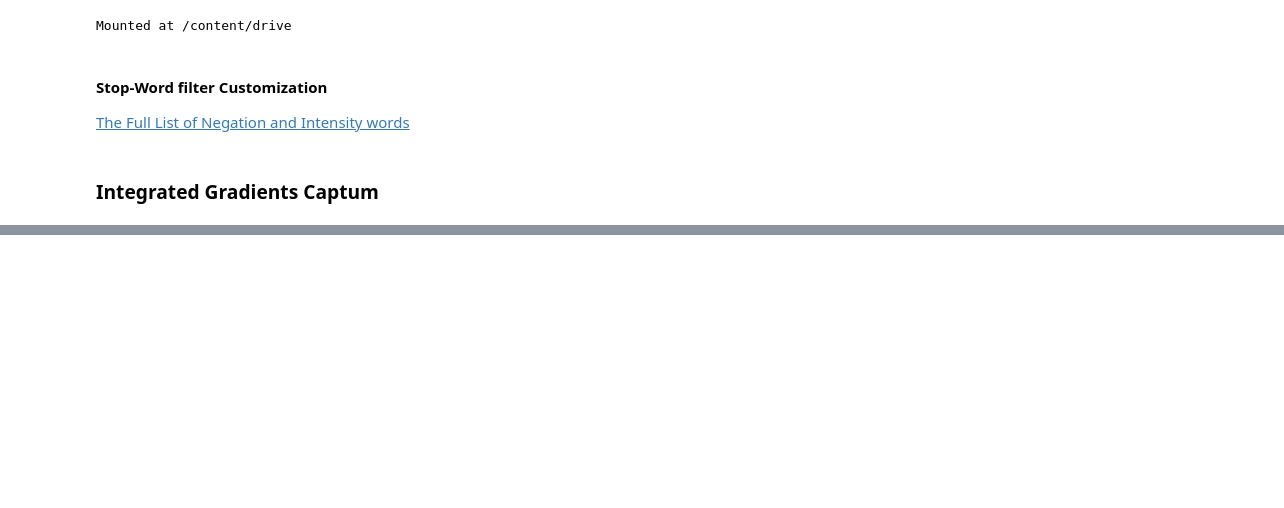
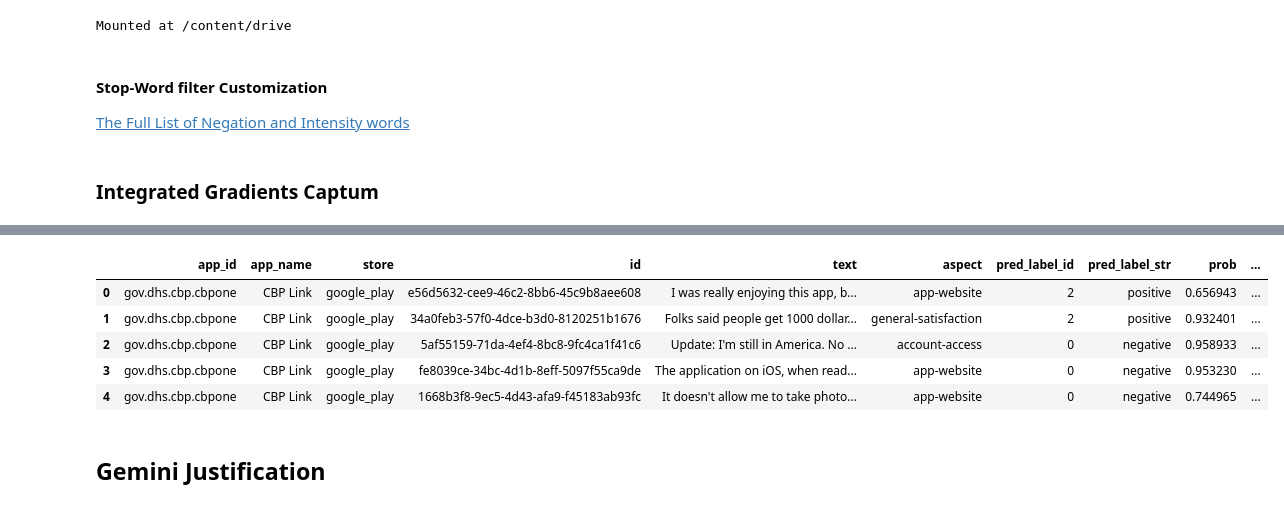
Before and after one commit to Takshg/Sentiment-Analysis-Research-Project, a Jupyter notebook: notebooks/Sentiment_Analysis_Project_XAI_Section.ipynb, the cells around one changed output, grey strips where cells are left out. Cells and saved outputs as stored; diff of their text form; code cells hidden in the pictures; blank space fills up the shorter version.

```diff
--- a/notebooks/Sentiment_Analysis_Project_XAI_Section.ipynb
+++ b/notebooks/Sentiment_Analysis_Project_XAI_Section.ipynb
@@ -294,0 +595,16 @@ Explanations saved to: /content/review_preds_with_xai.csv
+# %%
+# Cleaning for gemini
+import pandas as pd
+
+df_eval = pd.read_csv("/content/drive/MyDrive/Sentiment-Project-Data/outputs/review_preds_with_xai.csv")
+df_clean = df_eval.drop(columns=["pred_label_xai"], errors="ignore")
+df_clean.head()
+# %% [output]
+|  | app_id | app_name | store | id | text | aspect | pred_label_id | pred_label_str | prob | ... |
+| 0 | gov.dhs.cbp.cbpone | CBP Link | google_play | e56d5632-cee9-46c2-8bb6-45c9b8aee608 | I was really enjoying this app, b... | app-website | 2 | positive | 0.656943 | ... |
+| 1 | gov.dhs.cbp.cbpone | CBP Link | google_play | 34a0feb3-57f0-4dce-b3d0-8120251b1676 | Folks said people get 1000 dollar... | general-satisfaction | 2 | positive | 0.932401 | ... |
+| 2 | gov.dhs.cbp.cbpone | CBP Link | google_play | 5af55159-71da-4ef4-8bc8-9fc4ca1f41c6 | Update: I'm still in America. No ... | account-access | 0 | negative | 0.958933 | ... |
+| 3 | gov.dhs.cbp.cbpone | CBP Link | google_play | fe8039ce-34bc-4d1b-8eff-5097f55ca9de | The application on iOS, when read... | app-website | 0 | negative | 0.953230 | ... |
+| 4 | gov.dhs.cbp.cbpone | CBP Link | google_play | 1668b3f8-9ec5-4d43-afa9-f45183ab93fc | It doesn't allow me to take photo... | app-website | 0 | negative | 0.744965 | ... |
+# %% [markdown]
+## Gemini Justification
```
Also changed, not shown: parts of 14 cells of this notebook.
